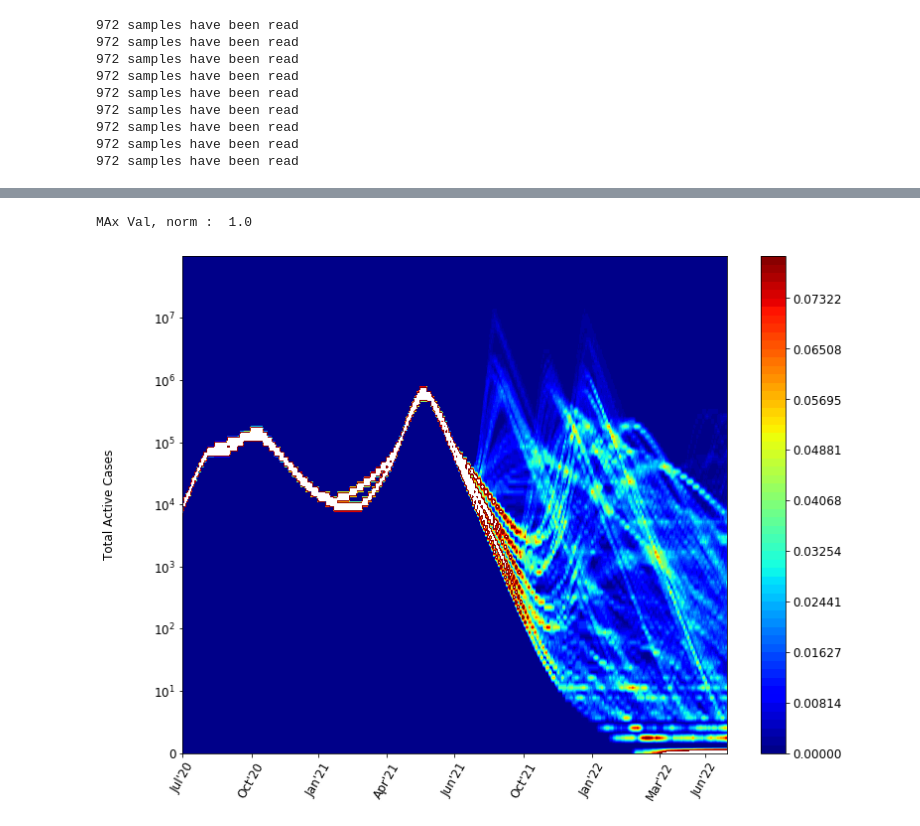
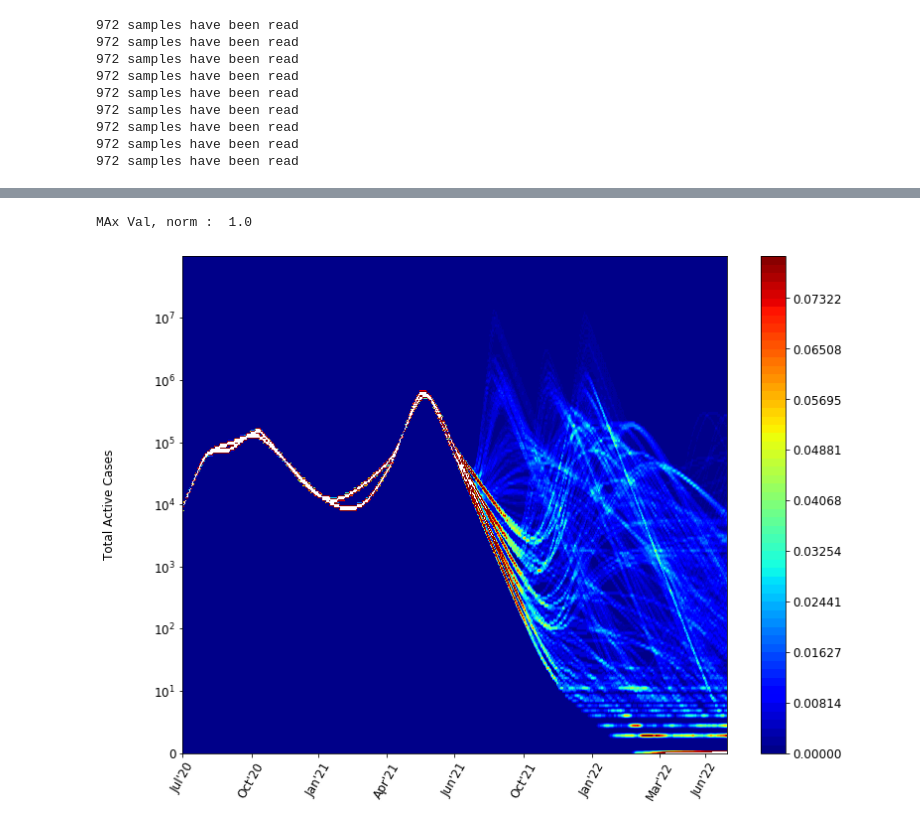
Before and after one commit to thivinanandh/covidPlotWave3, a Jupyter notebook: Thivin.ipynb, the cells around one changed output, grey strips where cells are left out. Drawn from its saved outputs; the diff is of its cells as text; code cells hidden in the pictures.

```diff
--- a/Thivin.ipynb
+++ b/Thivin.ipynb
@@ -1081,32 +1670,32 @@ def TimeSeriesPlotter(DataFrame,plotname,PlottingParameters, LogParam):
     xtl = ["Jul'20","Oct'20", "Jan'21","Apr'21","Jun'21","Oct'21","Jan'22","Mar'22","Jun'22"]
 
     plt.figure(figsize=(11,8))
     ax = plt.contourf(X,Y,TimeSeriesData,levels,
                   #[-1, -0.1, 0, 0.1],
                   #alpha=0.5,
                       origin='upper',cmap='jet'
                   )
     ax.cmap.set_under('red')
     ax.cmap.set_over('cyan')
 
     plt.ylabel("Total Active Cases")
     plt.yticks(yt,ytl)
     plt.colorbar(ax)
     plt.xticks(xt,xtl)
     plt.tick_params(axis='x', rotation=60);
 
     plt.tight_layout()
 
 ##Plotting parameters
 
 PlottingParameters = {
     'bandwidth': 0.3,
-    'N_bins': 100,
+    'N_bins': 200,
     'Start' : 0,
     'End'   : 8
 }
 
 TimeSeriesPlotter(df_active,"timeSeries_DailyActive",PlottingParameters,True)
 # %% [output]
 MAx Val, norm :  1.0
-[figure, old version]
+[figure, new version]
```
Also changed, not shown: parts of 19 cells of this notebook, 50 other files.
